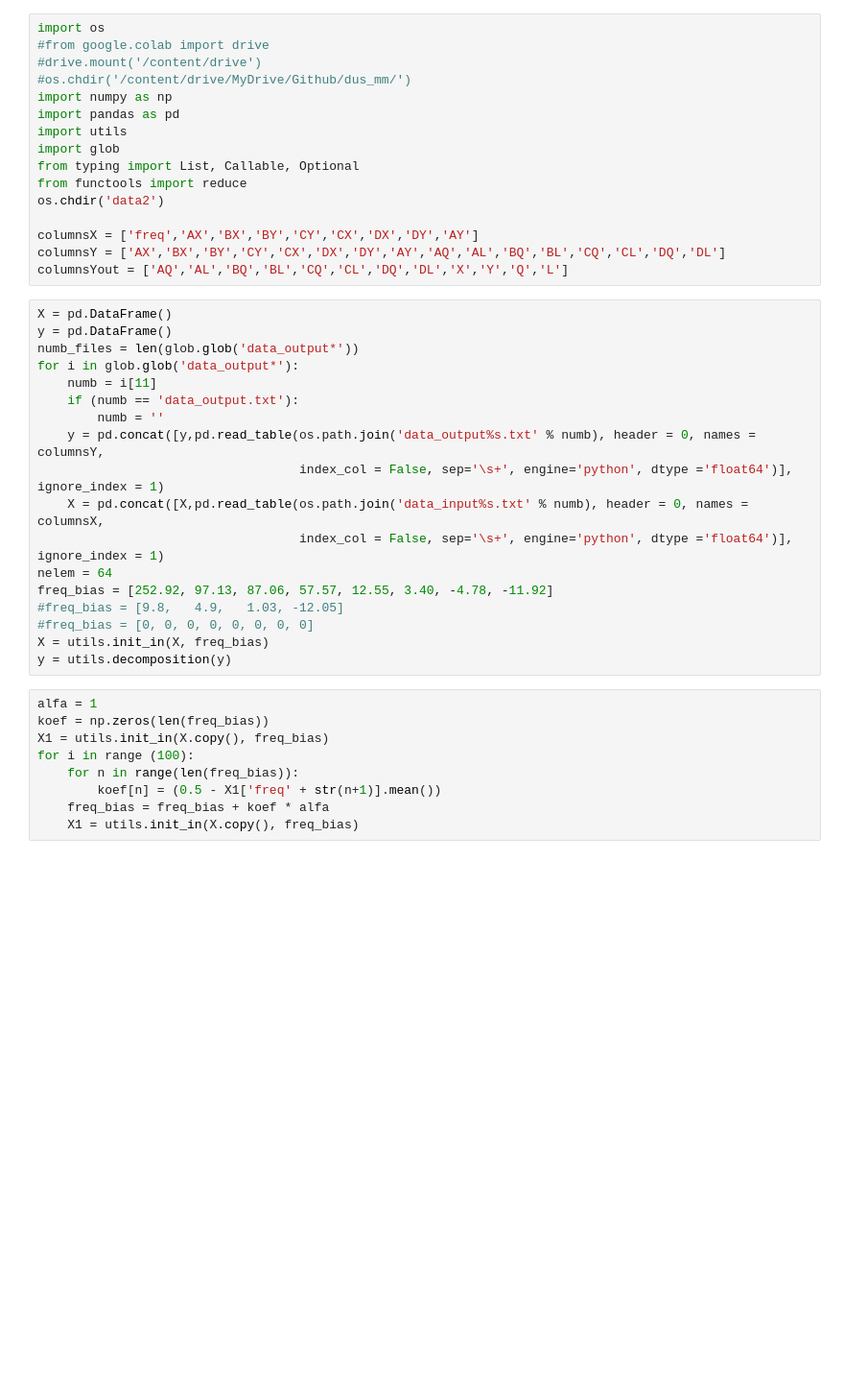
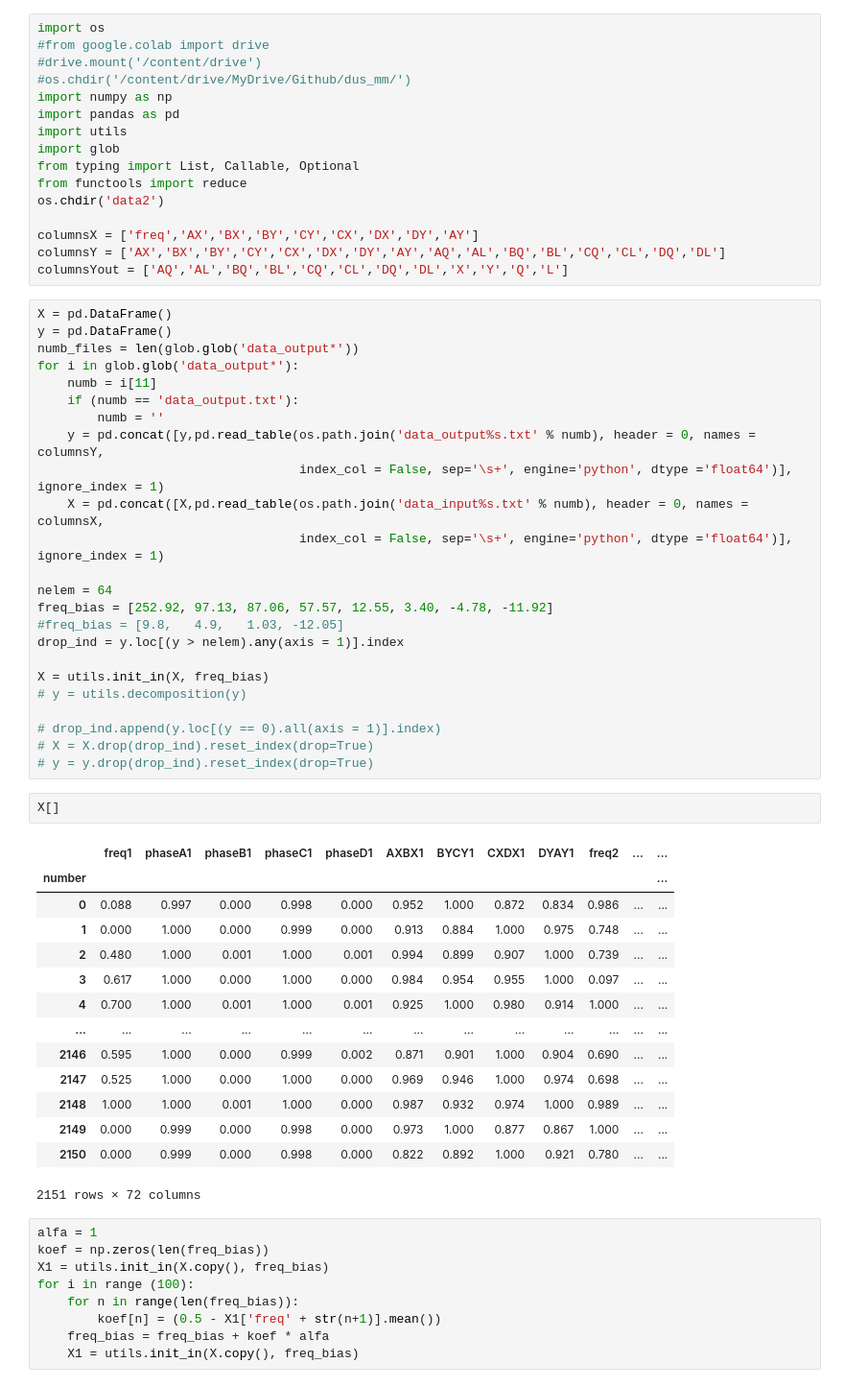
Before and after one commit to maks-tabu/dus_mm, a Jupyter notebook: neural_network.ipynb, the cells around one changed output. Shown at 96% size. Drawn from its saved outputs; the diff is of its cells as text; blank space fills up the shorter version.

```diff
--- a/neural_network.ipynb
+++ b/neural_network.ipynb
@@ -26,12 +26,35 @@ for i in glob.glob('data_output*'):
                                    index_col = False, sep='\s+', engine='python', dtype ='float64')], ignore_index = 1)
     X = pd.concat([X,pd.read_table(os.path.join('data_input%s.txt' % numb), header = 0, names = columnsX,
                                    index_col = False, sep='\s+', engine='python', dtype ='float64')], ignore_index = 1)
+
 nelem = 64
 freq_bias = [252.92, 97.13, 87.06, 57.57, 12.55, 3.40, -4.78, -11.92]
 #freq_bias = [9.8,   4.9,   1.03, -12.05]
-#freq_bias = [0, 0, 0, 0, 0, 0, 0, 0]
+drop_ind = y.loc[(y > nelem).any(axis = 1)].index
+
 X = utils.init_in(X, freq_bias)
-y = utils.decomposition(y)
+# y = utils.decomposition(y)
+
+# drop_ind.append(y.loc[(y == 0).all(axis = 1)].index)
+# X = X.drop(drop_ind).reset_index(drop=True)
+# y = y.drop(drop_ind).reset_index(drop=True)
+# %%
+X[]
+# %% [output]
+|  | freq1 | phaseA1 | phaseB1 | phaseC1 | phaseD1 | AXBX1 | BYCY1 | CXDX1 | DYAY1 | freq2 | ... | ... |
+| number |  |  |  |  |  |  |  |  |  |  |  | ... |
+| 0 | 0.088 | 0.997 | 0.000 | 0.998 | 0.000 | 0.952 | 1.000 | 0.872 | 0.834 | 0.986 | ... | ... |
+| 1 | 0.000 | 1.000 | 0.000 | 0.999 | 0.000 | 0.913 | 0.884 | 1.000 | 0.975 | 0.748 | ... | ... |
+| 2 | 0.480 | 1.000 | 0.001 | 1.000 | 0.001 | 0.994 | 0.899 | 0.907 | 1.000 | 0.739 | ... | ... |
+| 3 | 0.617 | 1.000 | 0.000 | 1.000 | 0.000 | 0.984 | 0.954 | 0.955 | 1.000 | 0.097 | ... | ... |
+| 4 | 0.700 | 1.000 | 0.001 | 1.000 | 0.001 | 0.925 | 1.000 | 0.980 | 0.914 | 1.000 | ... | ... |
+| ... | ... | ... | ... | ... | ... | ... | ... | ... | ... | ... | ... | ... |
+| 2146 | 0.595 | 1.000 | 0.000 | 0.999 | 0.002 | 0.871 | 0.901 | 1.000 | 0.904 | 0.690 | ... | ... |
+| 2147 | 0.525 | 1.000 | 0.000 | 1.000 | 0.000 | 0.969 | 0.946 | 1.000 | 0.974 | 0.698 | ... | ... |
+| 2148 | 1.000 | 1.000 | 0.001 | 1.000 | 0.000 | 0.987 | 0.932 | 0.974 | 1.000 | 0.989 | ... | ... |
+| 2149 | 0.000 | 0.999 | 0.000 | 0.998 | 0.000 | 0.973 | 1.000 | 0.877 | 0.867 | 1.000 | ... | ... |
+| 2150 | 0.000 | 0.999 | 0.000 | 0.998 | 0.000 | 0.822 | 0.892 | 1.000 | 0.921 | 0.780 | ... | ... |
+2151 rows × 72 columns
 # %%
 alfa = 1
 koef = np.zeros(len(freq_bias))
```
Also changed, not shown: 7 other files.
